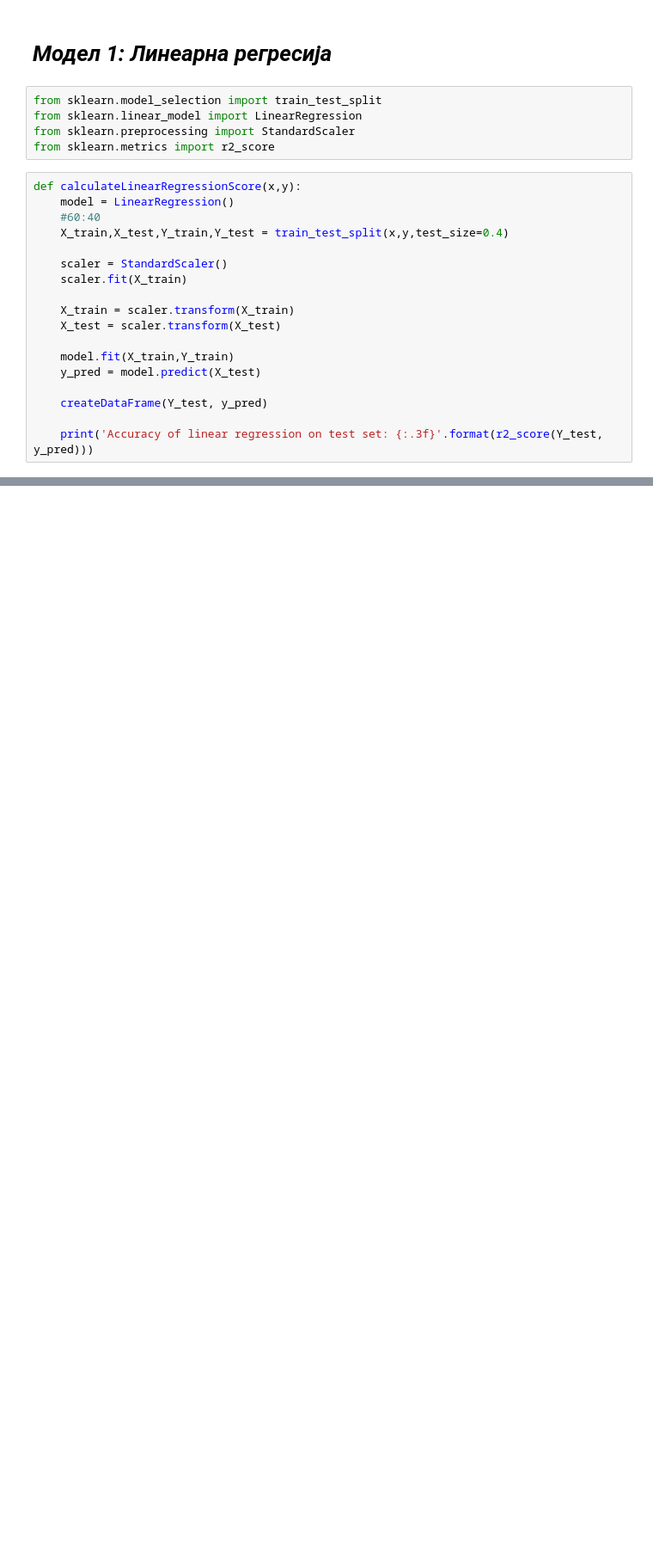
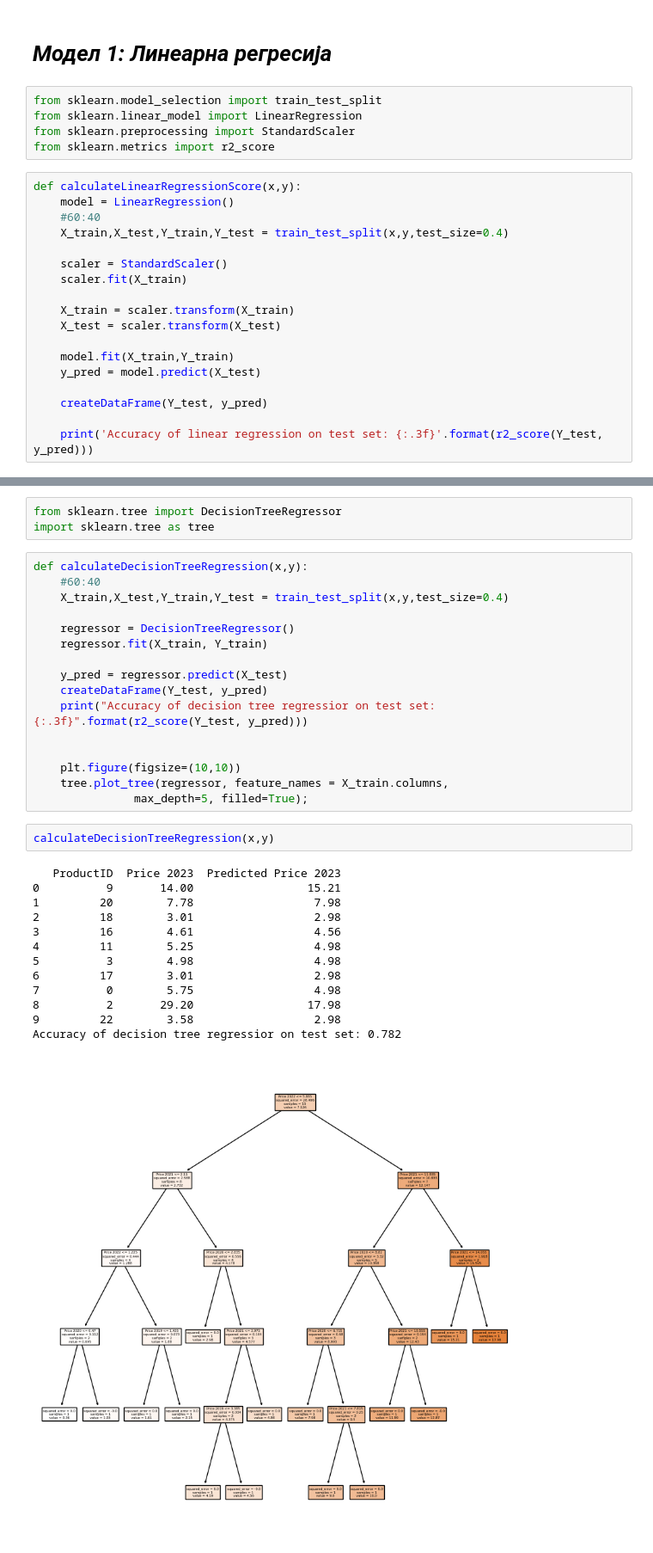
Before and after one commit to ristovska1606/DataScienceProject, a Jupyter notebook: 203186_DataScienceProject.ipynb, the cells around one changed output, grey strips where cells are left out. Shown: that part at 86% size. Drawn from its saved outputs; the diff is of its cells as text; blank space fills up the shorter version.

Commit message:
Created calculateDecisionTreeRegression method

```diff
--- a/203186_DataScienceProject.ipynb
+++ b/203186_DataScienceProject.ipynb
@@ -132,0 +135,35 @@ Accuracy of linear regression on test set: 0.992
+# %%
+from sklearn.tree import DecisionTreeRegressor
+import sklearn.tree as tree
+# %%
+def calculateDecisionTreeRegression(x,y):
+    #60:40
+    X_train,X_test,Y_train,Y_test = train_test_split(x,y,test_size=0.4)
+
+    regressor = DecisionTreeRegressor()
+    regressor.fit(X_train, Y_train)
+
+    y_pred = regressor.predict(X_test)
+    createDataFrame(Y_test, y_pred)
+    print("Accuracy of decision tree regressior on test set: {:.3f}".format(r2_score(Y_test, y_pred)))
+
+
+    plt.figure(figsize=(10,10))
+    tree.plot_tree(regressor, feature_names = X_train.columns,
+               max_depth=5, filled=True);
+# %%
+calculateDecisionTreeRegression(x,y)
+# %% [output]
+   ProductID  Price 2023  Predicted Price 2023
+0          9       14.00                 15.21
+1         20        7.78                  7.98
+2         18        3.01                  2.98
+3         16        4.61                  4.56
+4         11        5.25                  4.98
+5          3        4.98                  4.98
+6         17        3.01                  2.98
+7          0        5.75                  4.98
+8          2       29.20                 17.98
+9         22        3.58                  2.98
+Accuracy of decision tree regressior on test set: 0.782
+[figure, added]
```
Also changed, not shown: parts of 2 cells of this notebook.
